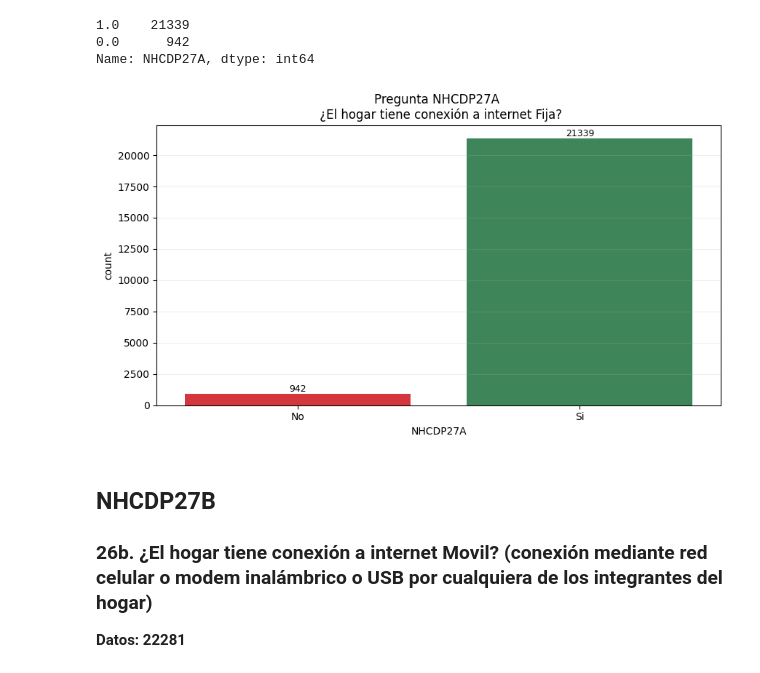
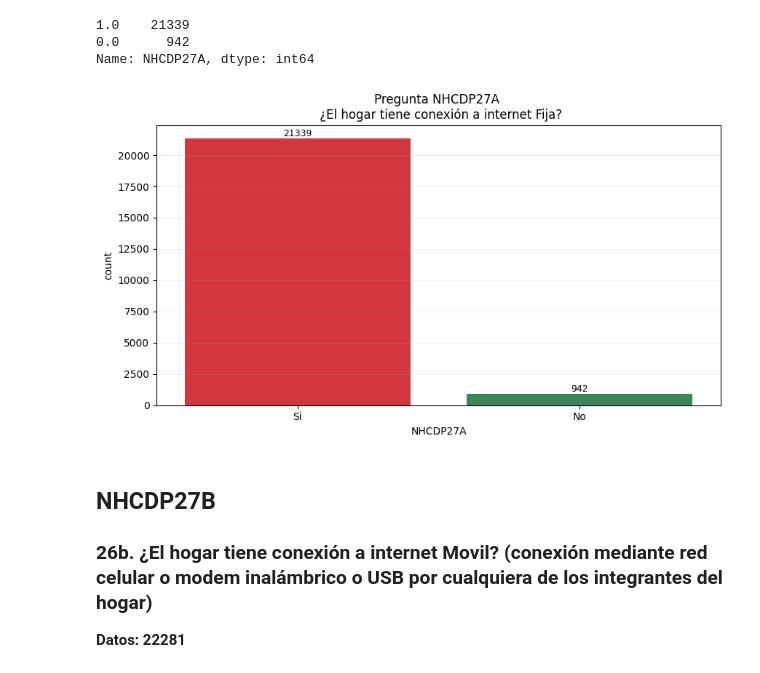
Before and after one commit to pinnzonandres/Encuesta-Multiproposito-Suba, a Jupyter notebook: Jupyter Scripts/3 - Parte EDA & Limpieza - Sección NHCDP.ipynb, the cells around one changed output. Drawn from its saved outputs; the diff is of its cells as text; code cells hidden in the pictures.

```diff
--- a/Jupyter Scripts/3 - Parte EDA & Limpieza - Sección NHCDP.ipynb
+++ b/Jupyter Scripts/3 - Parte EDA & Limpieza - Sección NHCDP.ipynb
@@ -452,6 +470,8 @@ data['NHCDP24'].value_counts()
 1    19507
 0     5029
 Name: NHCDP24, dtype: int64
+# %%
+data['NHCDP24'] = data['NHCDP24'].replace([0,1],["No","Si"])
 # %%
 fig, ax = plt.subplots(figsize=(10, 5))
 
@@ -535,6 +555,8 @@ data['NHCDP26'].value_counts()
 0    17836
 1     6700
 Name: NHCDP26, dtype: int64
+# %%
+data['NHCDP26'] = data['NHCDP26'].replace([0,1],["No","Si"])
 # %%
 fig, ax = plt.subplots(figsize=(10, 5))
 
@@ -621,6 +643,8 @@ data['NHCDP27'].value_counts()
 1    22281
 0     2255
 Name: NHCDP27, dtype: int64
+# %%
+data['NHCDP27'] = data['NHCDP27'].replace([0,1],["No","Si"])
 # %%
 fig, ax = plt.subplots(figsize=(10, 5))
 
@@ -665,21 +689,23 @@ data['NHCDP27A'].value_counts()
 1.0    21339
 0.0      942
 Name: NHCDP27A, dtype: int64
+# %%
+data['NHCDP27A'] = data['NHCDP27A'].replace([0,1],["No","Si"])
 # %%
 fig, ax = plt.subplots(figsize=(10, 5))
 
 g = sns.countplot(ax=ax, data = data, x ='NHCDP27A', palette= ["#ED1C24", "#329257"])
 
 for bars in ax.containers:
     ax.bar_label(bars, fmt='%.0f', fontsize=9)
 
 ax.set_title('Pregunta NHCDP27A \n ¿El hogar tiene conexión a internet Fija?')
-ax.set_xticklabels(['No', 'Si'])
+#ax.set_xticklabels(['No', 'Si'])
 
 plt.grid(alpha = 0.2, axis = 'y')
 plt.show()
 # %% [output]
-[figure, old version]
+[figure, new version]
 # %% [markdown]
 ## NHCDP27B
 ### 26b. ¿El hogar tiene conexión a internet Movil? (conexión mediante red celular o modem inalámbrico o USB por cualquiera de los integrantes del hogar)
```
Also changed, not shown: parts of 17 cells of this notebook, 1 other file.
